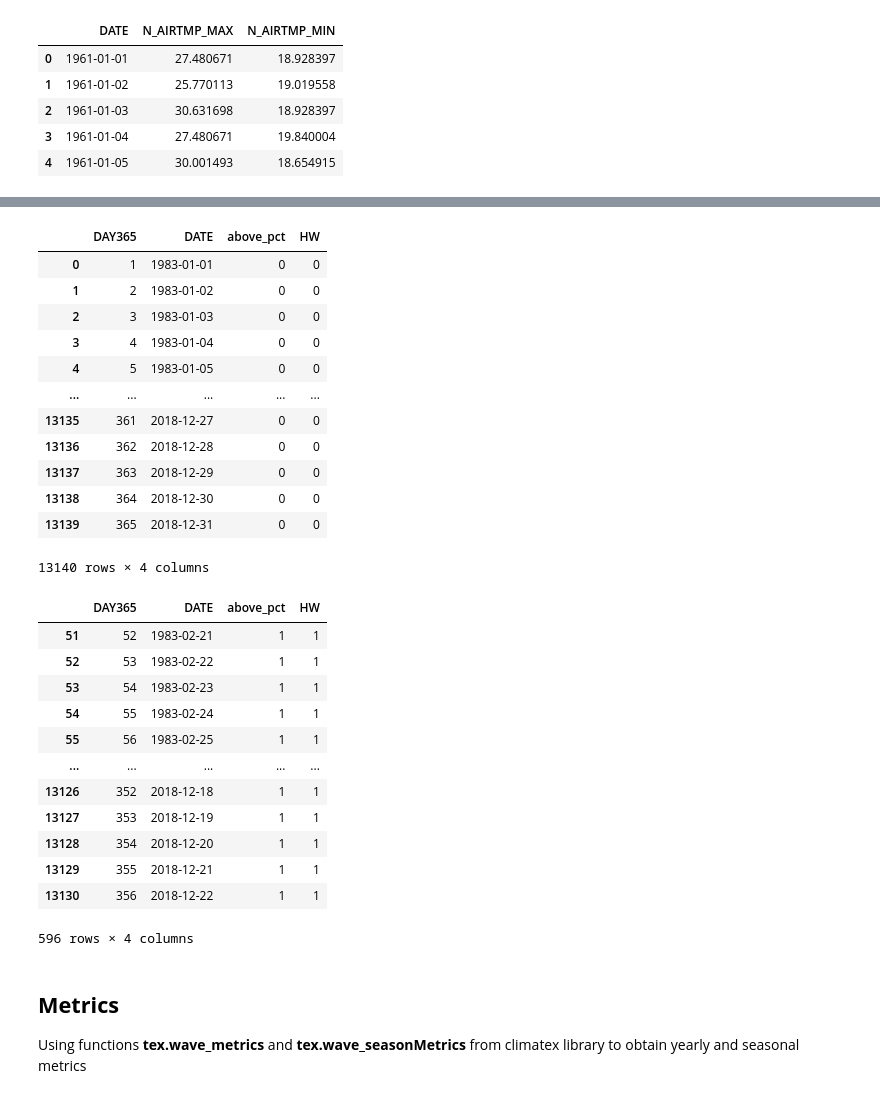
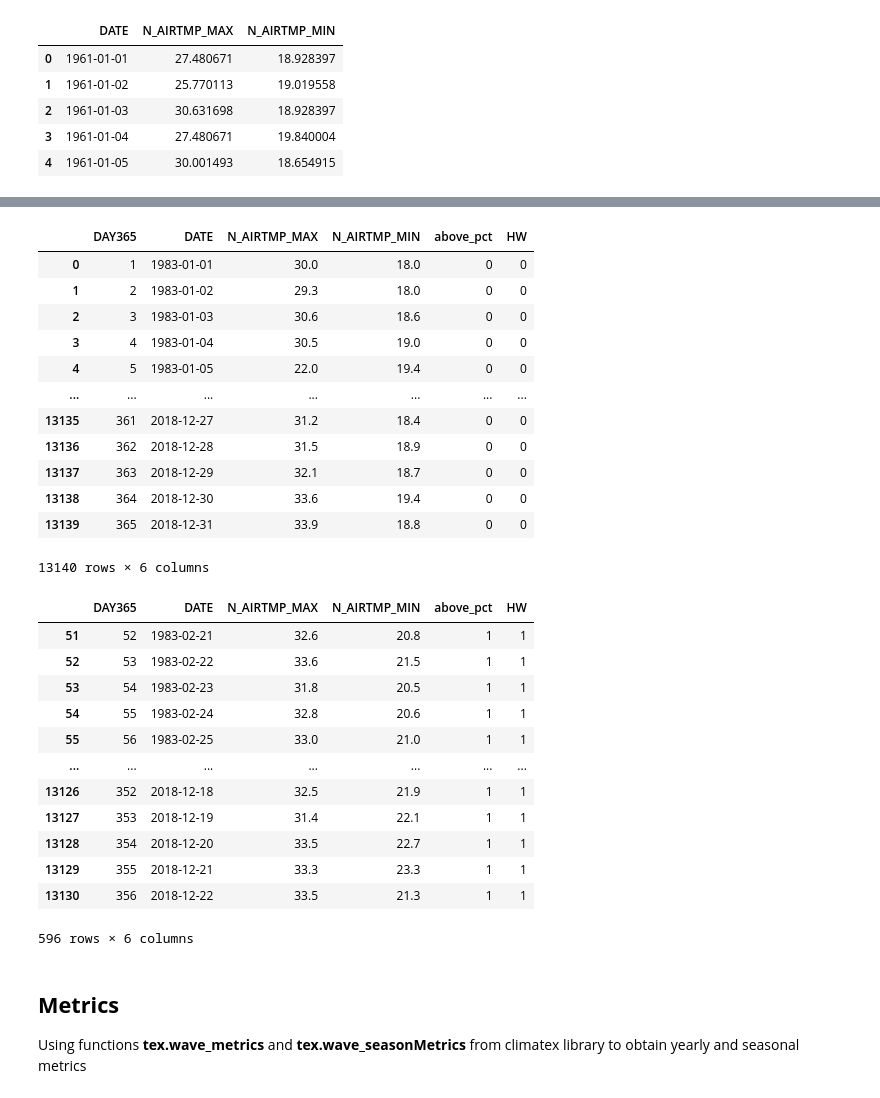
Before and after one commit to climate-and-health-datasci-Unicamp/py-climate-health-toolbox, a Jupyter notebook: examples/Comparison_IAC_VCP.ipynb, the cells around one changed output, grey strips where cells are left out. Saved outputs shown, nothing was run; the diff lists cells and outputs as text; code cells hidden in the pictures.

```diff
--- a/examples/Comparison_IAC_VCP.ipynb
+++ b/examples/Comparison_IAC_VCP.ipynb
@@ -447,38 +475,38 @@ pct_VCP
 365 rows × 2 columns
 # %%
 #heatwaves dataframe
-HW_VCP[['DAY365','DATE','above_pct','HW']]
+HW_VCP
 # %% [output]
-|  | DAY365 | DATE | above_pct | HW |
-| 0 | 1 | 1983-01-01 | 0 | 0 |
-| 1 | 2 | 1983-01-02 | 0 | 0 |
-| 2 | 3 | 1983-01-03 | 0 | 0 |
-| 3 | 4 | 1983-01-04 | 0 | 0 |
-| 4 | 5 | 1983-01-05 | 0 | 0 |
-| ... | ... | ... | ... | ... |
-| 13135 | 361 | 2018-12-27 | 0 | 0 |
-| 13136 | 362 | 2018-12-28 | 0 | 0 |
-| 13137 | 363 | 2018-12-29 | 0 | 0 |
-| 13138 | 364 | 2018-12-30 | 0 | 0 |
-| 13139 | 365 | 2018-12-31 | 0 | 0 |
+|  | DAY365 | DATE | N_AIRTMP_MAX | N_AIRTMP_MIN | above_pct | HW |
+| 0 | 1 | 1983-01-01 | 30.0 | 18.0 | 0 | 0 |
+| 1 | 2 | 1983-01-02 | 29.3 | 18.0 | 0 | 0 |
+| 2 | 3 | 1983-01-03 | 30.6 | 18.6 | 0 | 0 |
+| 3 | 4 | 1983-01-04 | 30.5 | 19.0 | 0 | 0 |
+| 4 | 5 | 1983-01-05 | 22.0 | 19.4 | 0 | 0 |
+| ... | ... | ... | ... | ... | ... | ... |
+| 13135 | 361 | 2018-12-27 | 31.2 | 18.4 | 0 | 0 |
+| 13136 | 362 | 2018-12-28 | 31.5 | 18.9 | 0 | 0 |
+| 13137 | 363 | 2018-12-29 | 32.1 | 18.7 | 0 | 0 |
+| 13138 | 364 | 2018-12-30 | 33.6 | 19.4 | 0 | 0 |
+| 13139 | 365 | 2018-12-31 | 33.9 | 18.8 | 0 | 0 |
-13140 rows × 4 columns
+13140 rows × 6 columns
 # %%
 #checking dates with heatwaves (HW = 1)
-HW_VCP[HW_VCP['HW']==1][['DAY365','DATE','above_pct','HW']]
+HW_VCP[HW_VCP['HW']==1]
 # %% [output]
-|  | DAY365 | DATE | above_pct | HW |
-| 51 | 52 | 1983-02-21 | 1 | 1 |
-| 52 | 53 | 1983-02-22 | 1 | 1 |
-| 53 | 54 | 1983-02-23 | 1 | 1 |
-| 54 | 55 | 1983-02-24 | 1 | 1 |
-| 55 | 56 | 1983-02-25 | 1 | 1 |
-| ... | ... | ... | ... | ... |
-| 13126 | 352 | 2018-12-18 | 1 | 1 |
-| 13127 | 353 | 2018-12-19 | 1 | 1 |
-| 13128 | 354 | 2018-12-20 | 1 | 1 |
-| 13129 | 355 | 2018-12-21 | 1 | 1 |
-| 13130 | 356 | 2018-12-22 | 1 | 1 |
+|  | DAY365 | DATE | N_AIRTMP_MAX | N_AIRTMP_MIN | above_pct | HW |
+| 51 | 52 | 1983-02-21 | 32.6 | 20.8 | 1 | 1 |
+| 52 | 53 | 1983-02-22 | 33.6 | 21.5 | 1 | 1 |
+| 53 | 54 | 1983-02-23 | 31.8 | 20.5 | 1 | 1 |
+| 54 | 55 | 1983-02-24 | 32.8 | 20.6 | 1 | 1 |
+| 55 | 56 | 1983-02-25 | 33.0 | 21.0 | 1 | 1 |
+| ... | ... | ... | ... | ... | ... | ... |
+| 13126 | 352 | 2018-12-18 | 32.5 | 21.9 | 1 | 1 |
+| 13127 | 353 | 2018-12-19 | 31.4 | 22.1 | 1 | 1 |
+| 13128 | 354 | 2018-12-20 | 33.5 | 22.7 | 1 | 1 |
+| 13129 | 355 | 2018-12-21 | 33.3 | 23.3 | 1 | 1 |
+| 13130 | 356 | 2018-12-22 | 33.5 | 21.3 | 1 | 1 |
-596 rows × 4 columns
+596 rows × 6 columns
 # %% [markdown]
 ## **Metrics**
 
```
Also changed, not shown: parts of 14 cells of this notebook.
